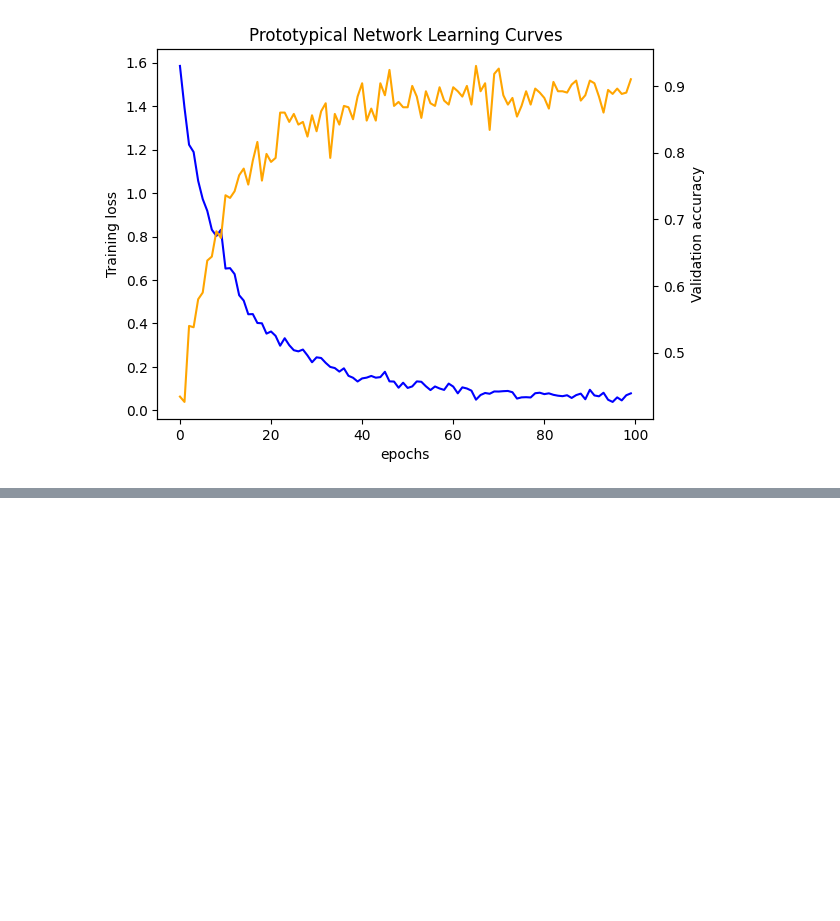
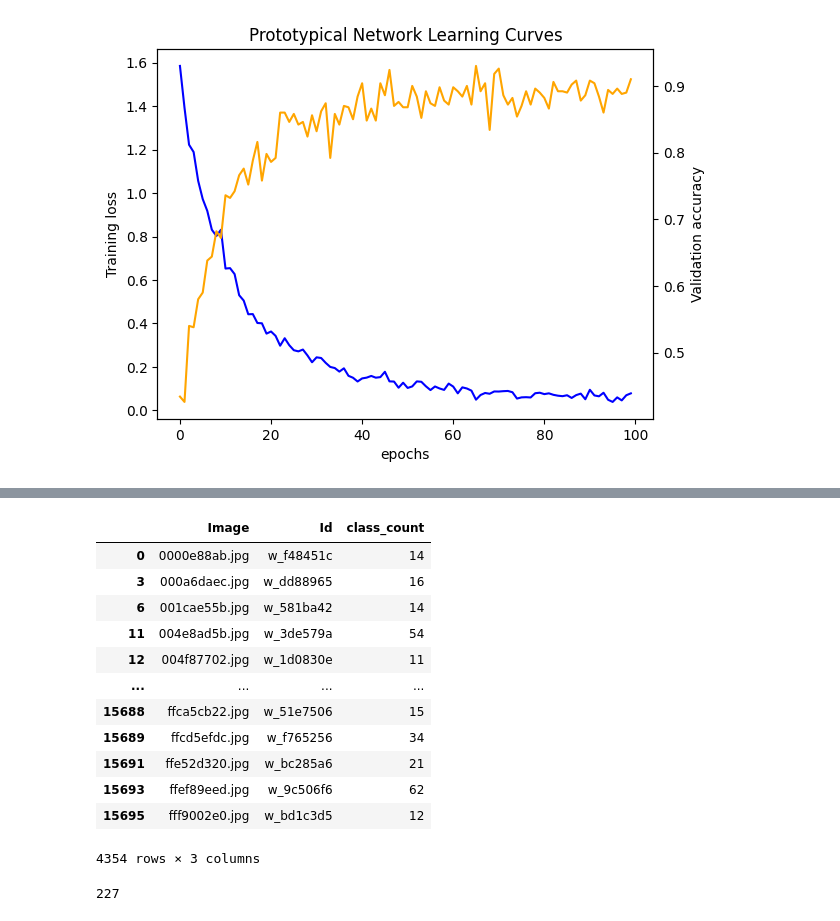
Before and after one commit to jwells52/creating-ai-enabled-systems, a Jupyter notebook: Research Project/notebooks/FSL_training.ipynb, the cells around one changed output, grey strips where cells are left out. Drawn from its saved outputs; the diff is of its cells as text; code cells hidden in the pictures; blank space fills up the shorter version.

```diff
--- a/Research Project/notebooks/FSL_training.ipynb
+++ b/Research Project/notebooks/FSL_training.ipynb
@@ -330,0 +362,24 @@ fig.savefig('/content/prototypical_network_resnet152_learning_curves_100epochs.p
+# %%
+# Load dataset
+images_and_ids = pd.read_csv('/content/creating-ai-enabled-systems/Research Project/data/images_and_ids.csv')
+images_and_ids = images_and_ids[images_and_ids['class_count'] > 10]
+images_and_ids
+# %% [output]
+|  | Image | Id | class_count |
+| 0 | 0000e88ab.jpg | w_f48451c | 14 |
+| 3 | 000a6daec.jpg | w_dd88965 | 16 |
+| 6 | 001cae55b.jpg | w_581ba42 | 14 |
+| 11 | 004e8ad5b.jpg | w_3de579a | 54 |
+| 12 | 004f87702.jpg | w_1d0830e | 11 |
+| ... | ... | ... | ... |
+| 15688 | ffca5cb22.jpg | w_51e7506 | 15 |
+| 15689 | ffcd5efdc.jpg | w_f765256 | 34 |
+| 15691 | ffe52d320.jpg | w_bc285a6 | 21 |
+| 15693 | ffef89eed.jpg | w_9c506f6 | 62 |
+| 15695 | fff9002e0.jpg | w_bd1c3d5 | 12 |
+4354 rows × 3 columns
+# %%
+whale_ids = np.unique(images_and_ids['Id'])
+len(whale_ids)
+# %% [output]
+227
```
Also changed, not shown: parts of 13 cells of this notebook.
